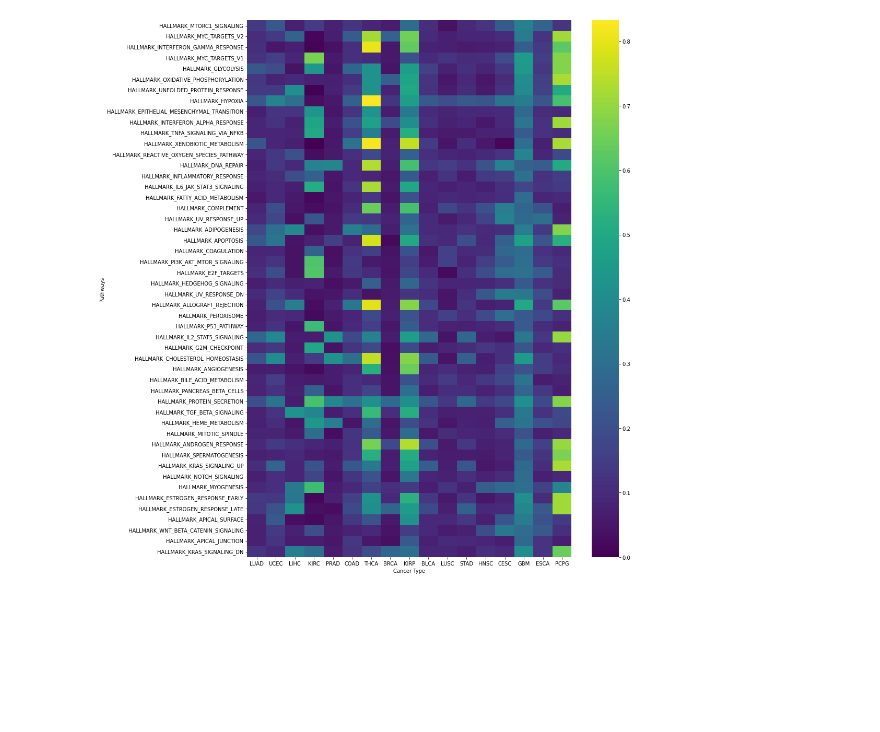
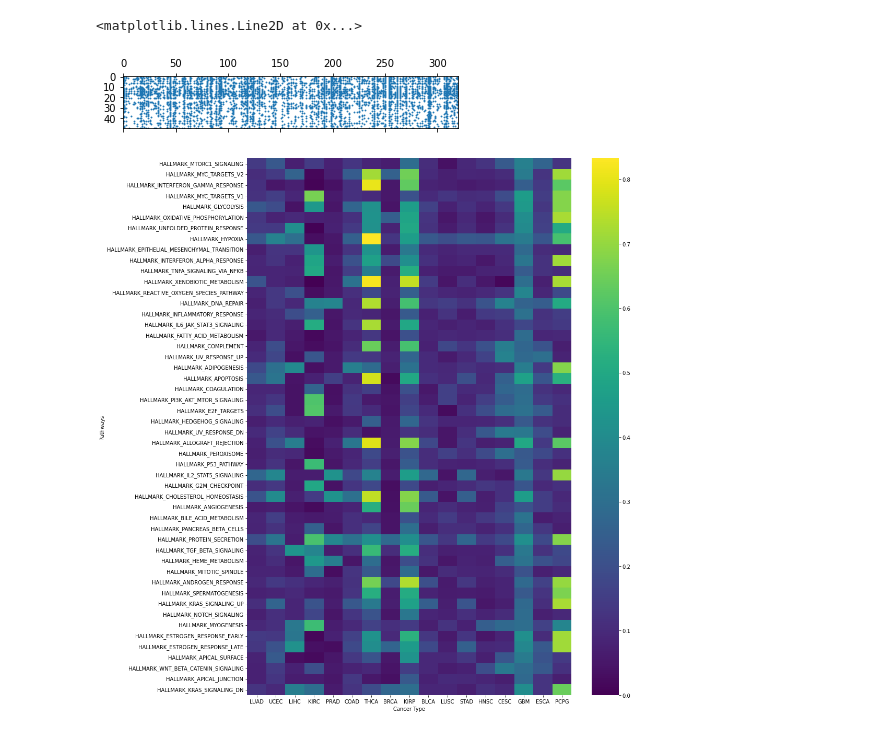
Before and after one commit to Koushul/CITRUS, a Jupyter notebook: MCF10A.ipynb, the cells around one changed output. Drawn from its saved outputs; the diff is of its cells as text; code cells hidden in the pictures; blank space fills up the shorter version.

```diff
--- a/MCF10A.ipynb
+++ b/MCF10A.ipynb
@@ -16,6 +16,14 @@ data_csv = Data(
 )
 # %%
 hallmark_mask = np.load('hallmark_mask.npy')
+# %%
+from scipy import sparse
+
+
+plt.spy(sparse.csr_matrix(hallmark_mask), markersize=0.75)
+# %% [output]
+<matplotlib.lines.Line2D at 0x...>
+[figure, added]
 # %%
 import os
 import argparse
```
Also changed, not shown: 1 other file.
